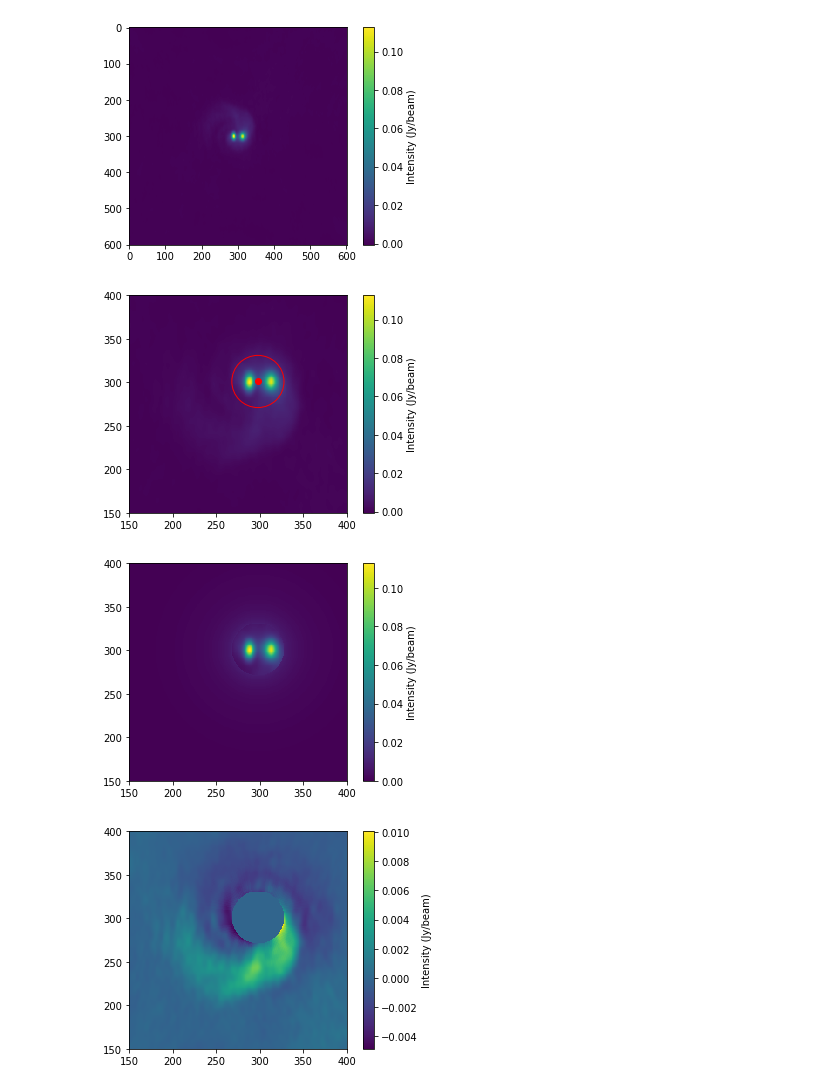
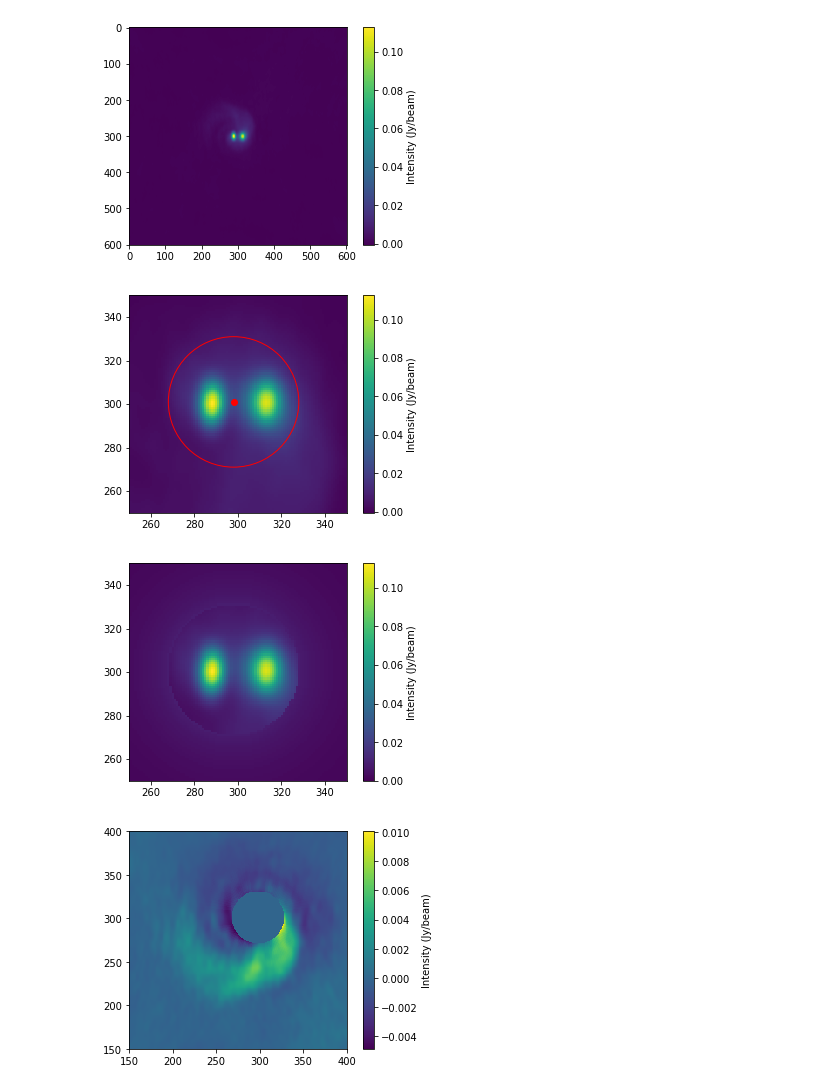
Before and after one commit to IAA-CSIC/dragom, a Jupyter notebook: Annular average.ipynb, the cells around one changed output. Saved outputs shown, nothing was run; the diff lists cells and outputs as text; code cells hidden in the pictures.

Commit message:
Add funtionality 'remove_center' in make_average_data

```diff
--- a/Annular average.ipynb
+++ b/Annular average.ipynb
@@ -96,20 +100,20 @@ show_image(data)
 # %%
 x_orig=298 #x coordinate of the central (red) point
 y_orig=301 #y coordinate of the central (red) point
 r = 30 # radius of the (red) circle in pixels
 circle=[x_orig,y_orig,r]
-x_min=150
-x_max=400
+x_min=250
+x_max=350
 y_min=x_min
 y_max=x_max
 zoom=[x_min,x_max,y_min,y_max]
 show_image(data,circle=circle,zoom=zoom)
 # %% [output]
-[figure, old version]
+[figure, new version]
 # %%
-aver_data = make_average_data(data,start_circle=circle)
+aver_data = make_average_data(data,start_circle=circle,remove_center=True)
 show_image(aver_data,zoom=zoom)
 # %% [output]
-[figure, old version]
+[figure, new version]
 # %%
 new_data=data-aver_data
```
Also changed, not shown: parts of 5 cells of this notebook.
